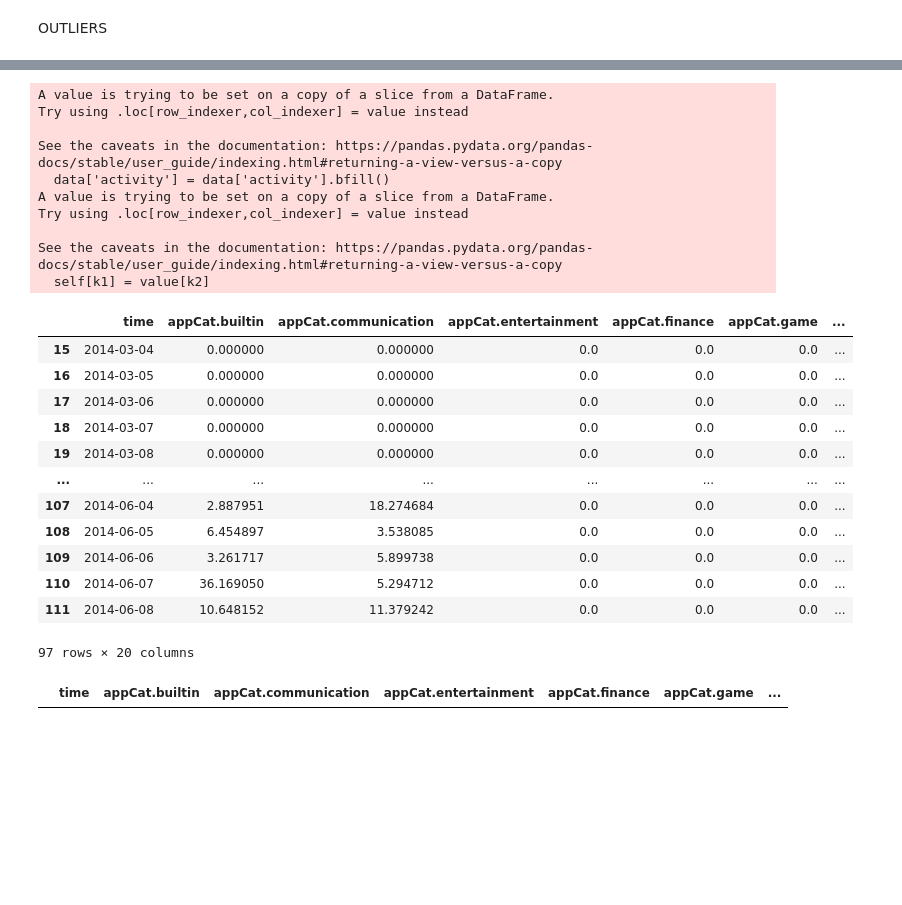
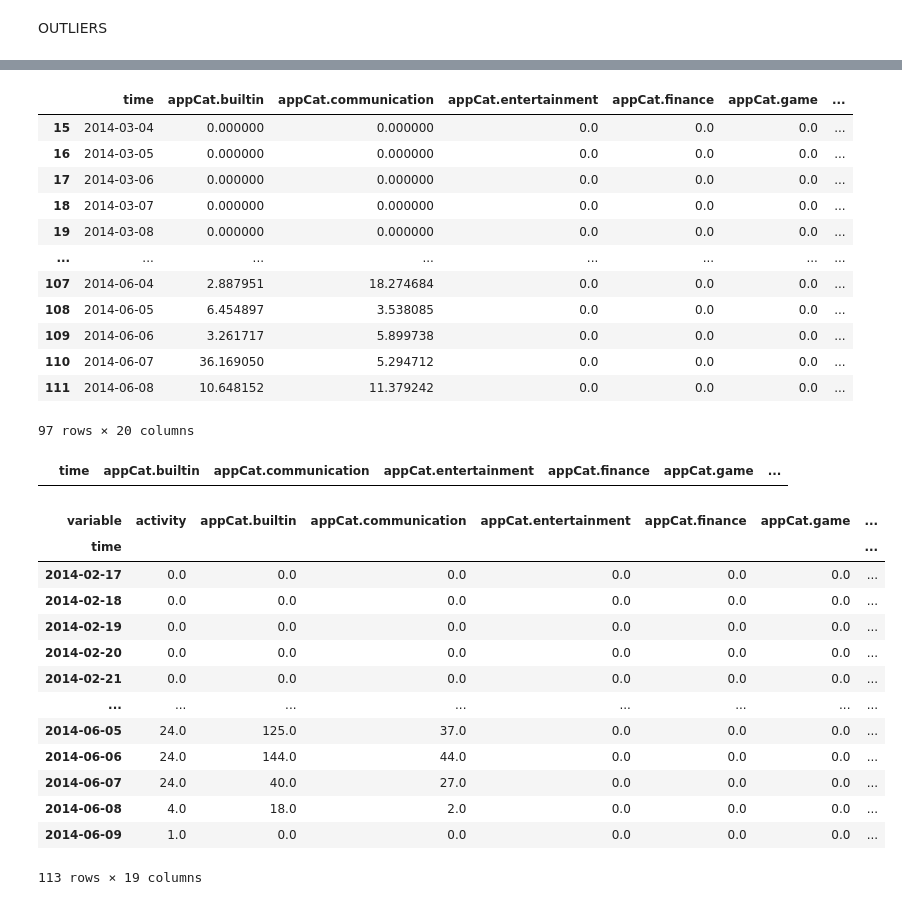
Before and after one commit to timmooren/DM1, a Jupyter notebook: data_nikki.ipynb, the cells around one changed output, grey strips where cells are left out. Drawn from its saved outputs; the diff is of its cells as text; code cells hidden in the pictures; blank space fills up the shorter version.

Commit message:
frequency counter

```diff
--- a/data_nikki.ipynb
+++ b/data_nikki.ipynb
@@ -57,34 +72,24 @@ warnings.filterwarnings("ignore")
 outliers = iqr(long)
 print(outliers)
 # %%
-long = widen_data(long)
+
 grouped = group_data(long)
 grouped = impute_missing_wide(grouped)
 grouped
 # %% [output]
+|  | time | appCat.builtin | appCat.communication | appCat.entertainment | appCat.finance | appCat.game | ... |
+| 15 | 2014-03-04 | 0.000000 | 0.000000 | 0.0 | 0.0 | 0.0 | ... |
+| 16 | 2014-03-05 | 0.000000 | 0.000000 | 0.0 | 0.0 | 0.0 | ... |
+| 17 | 2014-03-06 | 0.000000 | 0.000000 | 0.0 | 0.0 | 0.0 | ... |
+| 18 | 2014-03-07 | 0.000000 | 0.000000 | 0.0 | 0.0 | 0.0 | ... |
+| 19 | 2014-03-08 | 0.000000 | 0.000000 | 0.0 | 0.0 | 0.0 | ... |
+| ... | ... | ... | ... | ... | ... | ... | ... |
+| 107 | 2014-06-04 | 2.887951 | 18.274684 | 0.0 | 0.0 | 0.0 | ... |
+| 108 | 2014-06-05 | 6.454897 | 3.538085 | 0.0 | 0.0 | 0.0 | ... |
+| 109 | 2014-06-06 | 3.261717 | 5.899738 | 0.0 | 0.0 | 0.0 | ... |
+| 110 | 2014-06-07 | 36.169050 | 5.294712 | 0.0 | 0.0 | 0.0 | ... |
+| 111 | 2014-06-08 | 10.648152 | 11.379242 | 0.0 | 0.0 | 0.0 | ... |
-A value is trying to be set on a copy of a slice from a DataFrame.
-Try using .loc[row_indexer,col_indexer] = value instead
-
-See the caveats in the documentation: https://pandas.pydata.org/pandas-docs/stable/user_guide/indexing.html#returning-a-view-versus-a-copy
-  data['activity'] = data['activity'].bfill()
-A value is trying to be set on a copy of a slice from a DataFrame.
-Try using .loc[row_indexer,col_indexer] = value instead
-
-See the caveats in the documentation: https://pandas.pydata.org/pandas-docs/stable/user_guide/indexing.html#returning-a-view-versus-a-copy
-  self[k1] = value[k2]
+97 rows × 20 columns
-|  | time | appCat.builtin | appCat.communication | appCat.entertainment | appCat.finance | appCat.game | ... |
-| 15 | 2014-03-04 | 0.000000 | 0.000000 | 0.0 | 0.0 | 0.0 | ... |
-| 16 | 2014-03-05 | 0.000000 | 0.000000 | 0.0 | 0.0 | 0.0 | ... |
-| 17 | 2014-03-06 | 0.000000 | 0.000000 | 0.0 | 0.0 | 0.0 | ... |
-| 18 | 2014-03-07 | 0.000000 | 0.000000 | 0.0 | 0.0 | 0.0 | ... |
-| 19 | 2014-03-08 | 0.000000 | 0.000000 | 0.0 | 0.0 | 0.0 | ... |
-| ... | ... | ... | ... | ... | ... | ... | ... |
-| 107 | 2014-06-04 | 2.887951 | 18.274684 | 0.0 | 0.0 | 0.0 | ... |
-| 108 | 2014-06-05 | 6.454897 | 3.538085 | 0.0 | 0.0 | 0.0 | ... |
-| 109 | 2014-06-06 | 3.261717 | 5.899738 | 0.0 | 0.0 | 0.0 | ... |
-| 110 | 2014-06-07 | 36.169050 | 5.294712 | 0.0 | 0.0 | 0.0 | ... |
-| 111 | 2014-06-08 | 10.648152 | 11.379242 | 0.0 | 0.0 | 0.0 | ... |
-97 rows × 20 columns
 # %%
 grouped[grouped.isna().any(axis=1)]
 # %% [output]
@@ -91,0 +100,20 @@ grouped[grouped.isna().any(axis=1)]
+# %%
+day = long.groupby([pd.Grouper(key='time', freq='D'), 'id']).count().reset_index() # {**{var: 'sum' for var in sum_vars}, **{var: 'mean' for var in mean_vars}}
+# %%
+day = day.groupby(pd.Grouper(key='time', freq='D')).mean()
+day
+# %% [output]
+| variable | activity | appCat.builtin | appCat.communication | appCat.entertainment | appCat.finance | appCat.game | ... |
+| time |  |  |  |  |  |  | ... |
+| 2014-02-17 | 0.0 | 0.0 | 0.0 | 0.0 | 0.0 | 0.0 | ... |
+| 2014-02-18 | 0.0 | 0.0 | 0.0 | 0.0 | 0.0 | 0.0 | ... |
+| 2014-02-19 | 0.0 | 0.0 | 0.0 | 0.0 | 0.0 | 0.0 | ... |
+| 2014-02-20 | 0.0 | 0.0 | 0.0 | 0.0 | 0.0 | 0.0 | ... |
+| 2014-02-21 | 0.0 | 0.0 | 0.0 | 0.0 | 0.0 | 0.0 | ... |
+| ... | ... | ... | ... | ... | ... | ... | ... |
+| 2014-06-05 | 24.0 | 125.0 | 37.0 | 0.0 | 0.0 | 0.0 | ... |
+| 2014-06-06 | 24.0 | 144.0 | 44.0 | 0.0 | 0.0 | 0.0 | ... |
+| 2014-06-07 | 24.0 | 40.0 | 27.0 | 0.0 | 0.0 | 0.0 | ... |
+| 2014-06-08 | 4.0 | 18.0 | 2.0 | 0.0 | 0.0 | 0.0 | ... |
+| 2014-06-09 | 1.0 | 0.0 | 0.0 | 0.0 | 0.0 | 0.0 | ... |
+113 rows × 19 columns
```
Also changed, not shown: parts of 3 cells of this notebook, 1 other file.
